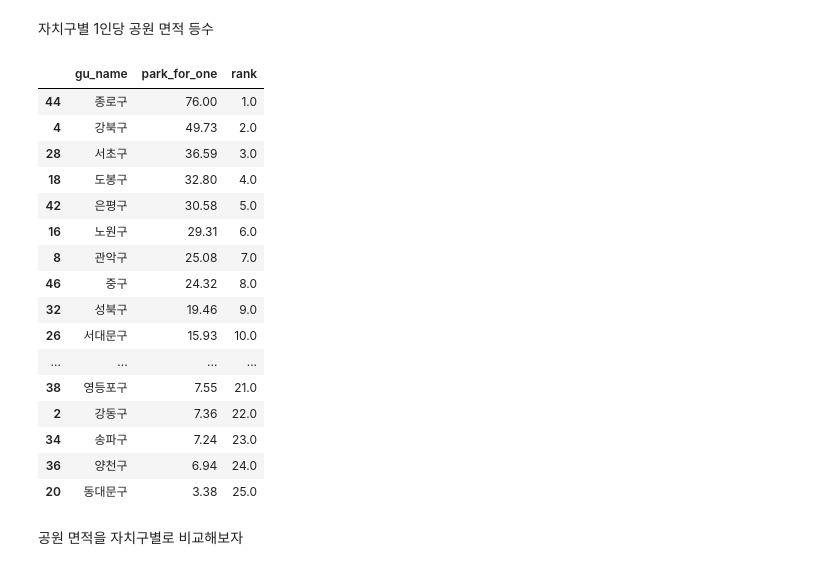
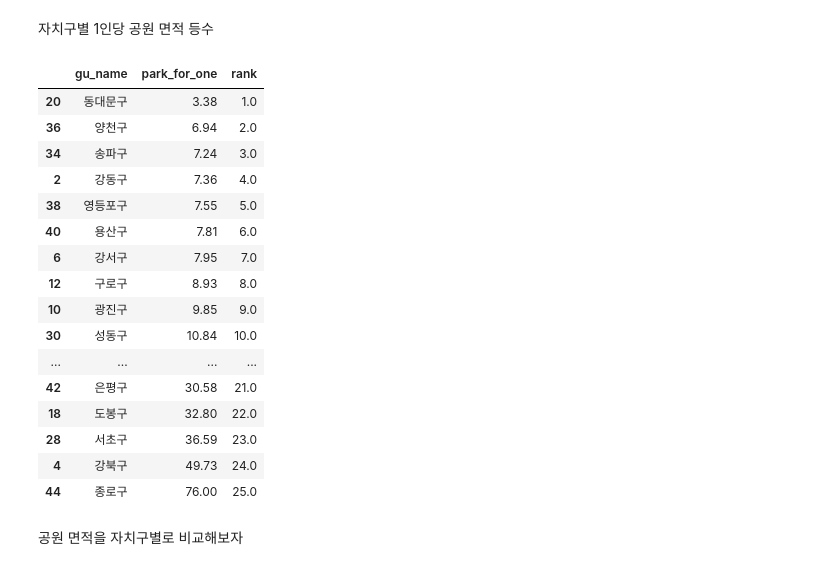
Before and after one commit to addinedu-ros-9th/eda-repo-2, a Jupyter notebook: data_analysis/park.ipynb, the cells around one changed output. Drawn from its saved outputs; the diff is of its cells as text; code cells hidden in the pictures.

Commit message:
modify rank

```diff
--- a/data_analysis/park.ipynb
+++ b/data_analysis/park.ipynb
@@ -51,27 +50,27 @@ df
 # %%
 df= df[df['park_type'] == "공원"]
 
 # 1인당 공원 면적 기준으로 순위를 매기기
-df['rank'] = df['park_for_one'].rank(ascending=False, method='min')
+df['rank'] = df['park_for_one'].rank(ascending=True, method='min')
 
 df_desc = df.sort_values(by='rank')
 
 df_desc[['gu_name', 'park_for_one', 'rank']]
 # %% [output]
 |  | gu_name | park_for_one | rank |
-| 44 | 종로구 | 76.00 | 1.0 |
-| 4 | 강북구 | 49.73 | 2.0 |
-| 28 | 서초구 | 36.59 | 3.0 |
-| 18 | 도봉구 | 32.80 | 4.0 |
-| 42 | 은평구 | 30.58 | 5.0 |
-| 16 | 노원구 | 29.31 | 6.0 |
-| 8 | 관악구 | 25.08 | 7.0 |
-| 46 | 중구 | 24.32 | 8.0 |
-| 32 | 성북구 | 19.46 | 9.0 |
-| 26 | 서대문구 | 15.93 | 10.0 |
+| 20 | 동대문구 | 3.38 | 1.0 |
+| 36 | 양천구 | 6.94 | 2.0 |
+| 34 | 송파구 | 7.24 | 3.0 |
+| 2 | 강동구 | 7.36 | 4.0 |
+| 38 | 영등포구 | 7.55 | 5.0 |
+| 40 | 용산구 | 7.81 | 6.0 |
+| 6 | 강서구 | 7.95 | 7.0 |
+| 12 | 구로구 | 8.93 | 8.0 |
+| 10 | 광진구 | 9.85 | 9.0 |
+| 30 | 성동구 | 10.84 | 10.0 |
 | ... | ... | ... | ... |
-| 38 | 영등포구 | 7.55 | 21.0 |
-| 2 | 강동구 | 7.36 | 22.0 |
-| 34 | 송파구 | 7.24 | 23.0 |
-| 36 | 양천구 | 6.94 | 24.0 |
-| 20 | 동대문구 | 3.38 | 25.0 |
+| 42 | 은평구 | 30.58 | 21.0 |
+| 18 | 도봉구 | 32.80 | 22.0 |
+| 28 | 서초구 | 36.59 | 23.0 |
+| 4 | 강북구 | 49.73 | 24.0 |
+| 44 | 종로구 | 76.00 | 25.0 |
```
Also changed, not shown: parts of 5 cells of this notebook, 2 other files.
